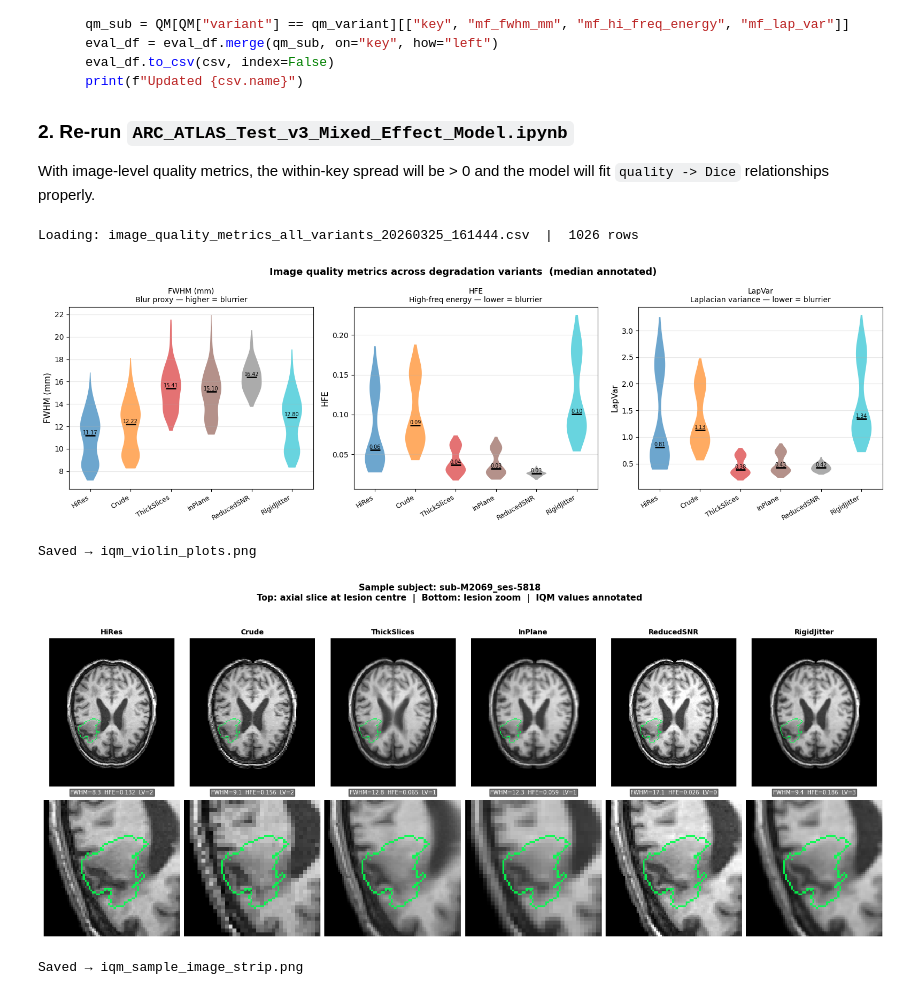
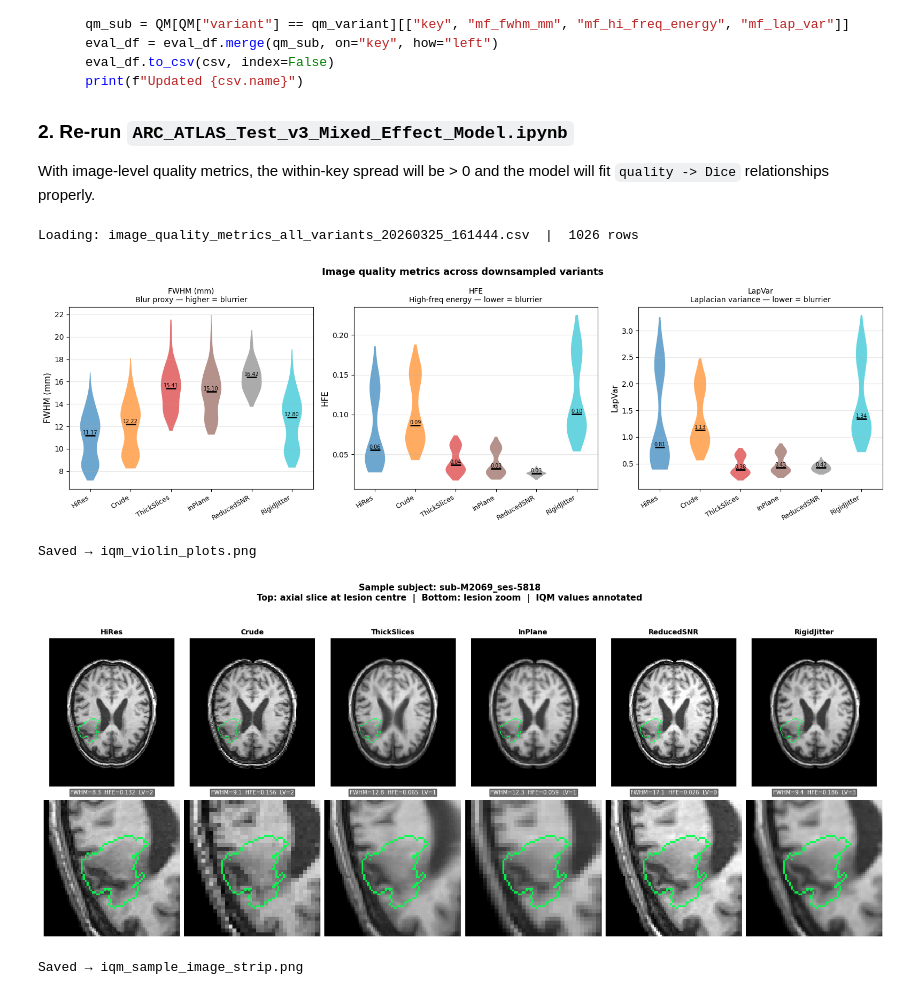
Before and after one commit to the-brAIn-lab/Lesion_Mapping, a Jupyter notebook: ARC_ATLAS_Combined/ARC_ATLAS_Train_v3/Image_Quality_Metrics/ARC_ATLAS_Image_Quality_Metrics.ipynb, the cells around one changed output. Drawn from its saved outputs; the diff is of its cells as text; code cells hidden in the pictures.

```diff
--- a/ARC_ATLAS_Combined/ARC_ATLAS_Train_v3/Image_Quality_Metrics/ARC_ATLAS_Image_Quality_Metrics.ipynb
+++ b/ARC_ATLAS_Combined/ARC_ATLAS_Train_v3/Image_Quality_Metrics/ARC_ATLAS_Image_Quality_Metrics.ipynb
@@ -336,7 +336,7 @@ for ax, (col, ylabel, subtitle) in zip(axes1, metrics):
         if len(d):
             ax.text(i, np.median(d), f"{np.median(d):.2f}",
                     ha="center", va="bottom", fontsize=7, color="black")
-fig1.suptitle("Image quality metrics across degradation variants  (median annotated)",
+fig1.suptitle("Image quality metrics across downsampled variants",
               fontsize=13, fontweight="bold")
 fig1.tight_layout()
 fig1.savefig(IQM_DIR / "iqm_violin_plots.png", dpi=150, bbox_inches="tight")
@@ -388,34 +388,34 @@ else:
         ov = np.zeros((*sl.shape, 4)); ov[contour] = [0, 1, 0.3, 0.9]
         axes2[0, col].imshow(ov, interpolation="nearest")
         axes2[0, col].axis("off")
         axes2[0, col].set_title(label, fontsize=9, fontweight="bold")
 
         y0, y1 = max(0, cy-pad), min(sl.shape[0], cy+pad)
         x0, x1 = max(0, cx-pad), min(sl.shape[1], cx+pad)
         axes2[1, col].imshow(sl[y0:y1, x0:x1], cmap="gray", vmin=0, vmax=1, interpolation="nearest")
         ov2 = np.zeros((y1-y0, x1-x0, 4)); ov2[contour[y0:y1, x0:x1]] = [0, 1, 0.3, 0.9]
         axes2[1, col].imshow(ov2, interpolation="nearest")
         axes2[1, col].axis("off")
 
         row = df[(df["key"] == candidate_key) & (df["variant"] == variant)]
         if not row.empty:
             axes2[0, col].text(0.5, -0.02,
                 f"FWHM={row['fwhm_mm'].values[0]:.1f}  "
                 f"HFE={row['hi_freq_energy'].values[0]:.3f}  "
                 f"LV={row['lap_var'].values[0]:.0f}",
                 transform=axes2[0, col].transAxes, ha="center", va="top",
                 fontsize=7, color="white", bbox=dict(fc="black", alpha=0.55, pad=1))
 
     fig2.suptitle(
         f"Sample subject: {candidate_key}\n"
         "Top: axial slice at lesion centre  |  Bottom: lesion zoom  |  IQM values annotated",
         fontsize=11, fontweight="bold", y=1.02)
     fig2.savefig(IQM_DIR / "iqm_sample_image_strip.png", dpi=150, bbox_inches="tight")
     plt.show()
     print("Saved → iqm_sample_image_strip.png")
 # %% [output]
 Loading: image_quality_metrics_all_variants_20260325_161444.csv  |  1026 rows
-[figure, old version]
+[figure, new version]
 Saved → iqm_violin_plots.png
 [figure]
 Saved → iqm_sample_image_strip.png
```
Also changed, not shown: parts of 2 cells of this notebook, 36 other files.
